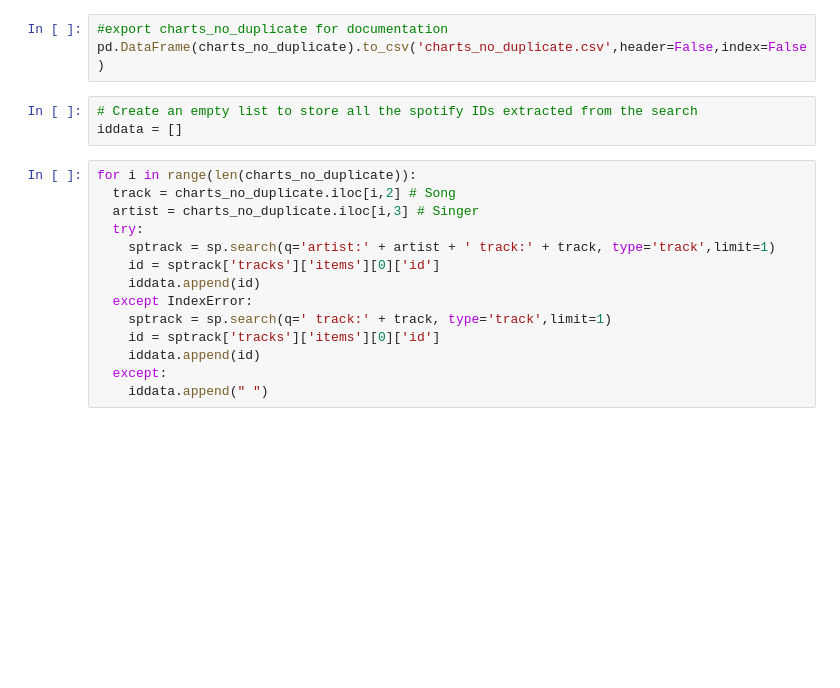
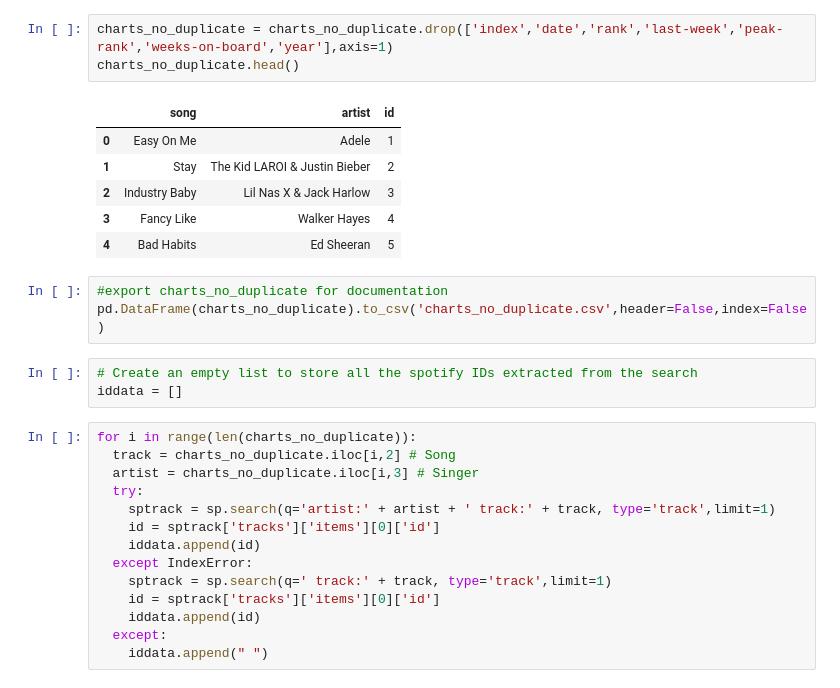
Before and after one commit to NicsLvl/spotify, a Jupyter notebook: Spotify.ipynb, the cells around one changed output. Cells and saved outputs as stored; diff of their text form; blank space fills up the shorter version.

```diff
--- a/Spotify.ipynb
+++ b/Spotify.ipynb
@@ -25,3 +47,13 @@ charts_no_duplicate["id"] = charts_no_duplicate.index + 1
+# %%
+charts_no_duplicate = charts_no_duplicate.drop(['index','date','rank','last-week','peak-rank','weeks-on-board','year'],axis=1)
+charts_no_duplicate.head()
+# %% [output]
+|  | song | artist | id |
+| 0 | Easy On Me | Adele | 1 |
+| 1 | Stay | The Kid LAROI & Justin Bieber | 2 |
+| 2 | Industry Baby | Lil Nas X & Jack Harlow | 3 |
+| 3 | Fancy Like | Walker Hayes | 4 |
+| 4 | Bad Habits | Ed Sheeran | 5 |
 # %%
 #export charts_no_duplicate for documentation
 pd.DataFrame(charts_no_duplicate).to_csv('charts_no_duplicate.csv',header=False,index=False)
```
Also changed, not shown: parts of 18 cells of this notebook.
